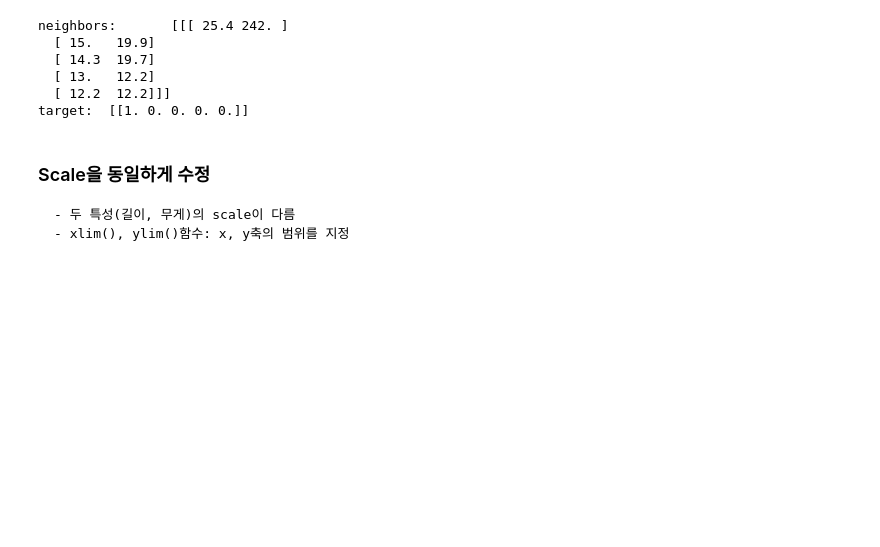
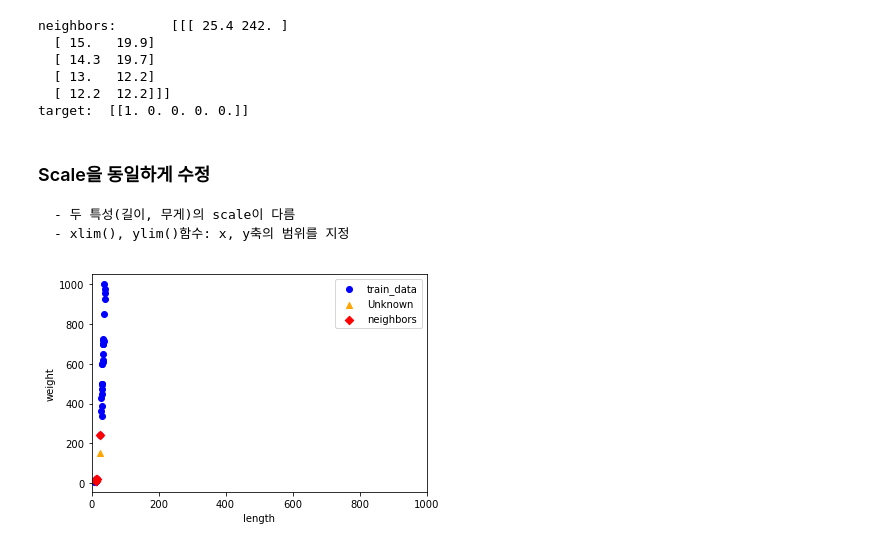
Before and after one commit to qud0511/Machine-Learning, a Jupyter notebook: ML02.ipynb, the cells around one changed output. Saved outputs shown, nothing was run; the diff lists cells and outputs as text; code cells hidden in the pictures; blank space fills up the shorter version.

```diff
--- a/ML02.ipynb
+++ b/ML02.ipynb
@@ -374,3 +371,19 @@ target:  [[1. 0. 0. 0. 0.]]
 ### Scale을 동일하게 수정
     - 두 특성(길이, 무게)의 scale이 다름
     - xlim(), ylim()함수: x, y축의 범위를 지정
+# %%
+plt.scatter(train_input[:,	0],	train_input[:,	1],
+label='train_data',	color='b')
+plt.scatter(25,	150,	marker='^'
+,	color='orange',	label='Unknown')
+plt.scatter(train_input[indexes,	0],	train_input[indexes,	1],
+marker='D',	label='neighbors',	color='r')
+plt.xlim((0,	1000)) #	x축의 눈금 간격을 y축과 동일하게 변경
+plt.xlabel('length')
+plt.ylabel('weight')
+plt.legend()
+plt.show()
+
+# 생선의 무게에 따라 분류에 큰 영향을 미침
+# %% [output]
+[figure, added]
```
Also changed, not shown: parts of 10 cells of this notebook, 1 other file.
